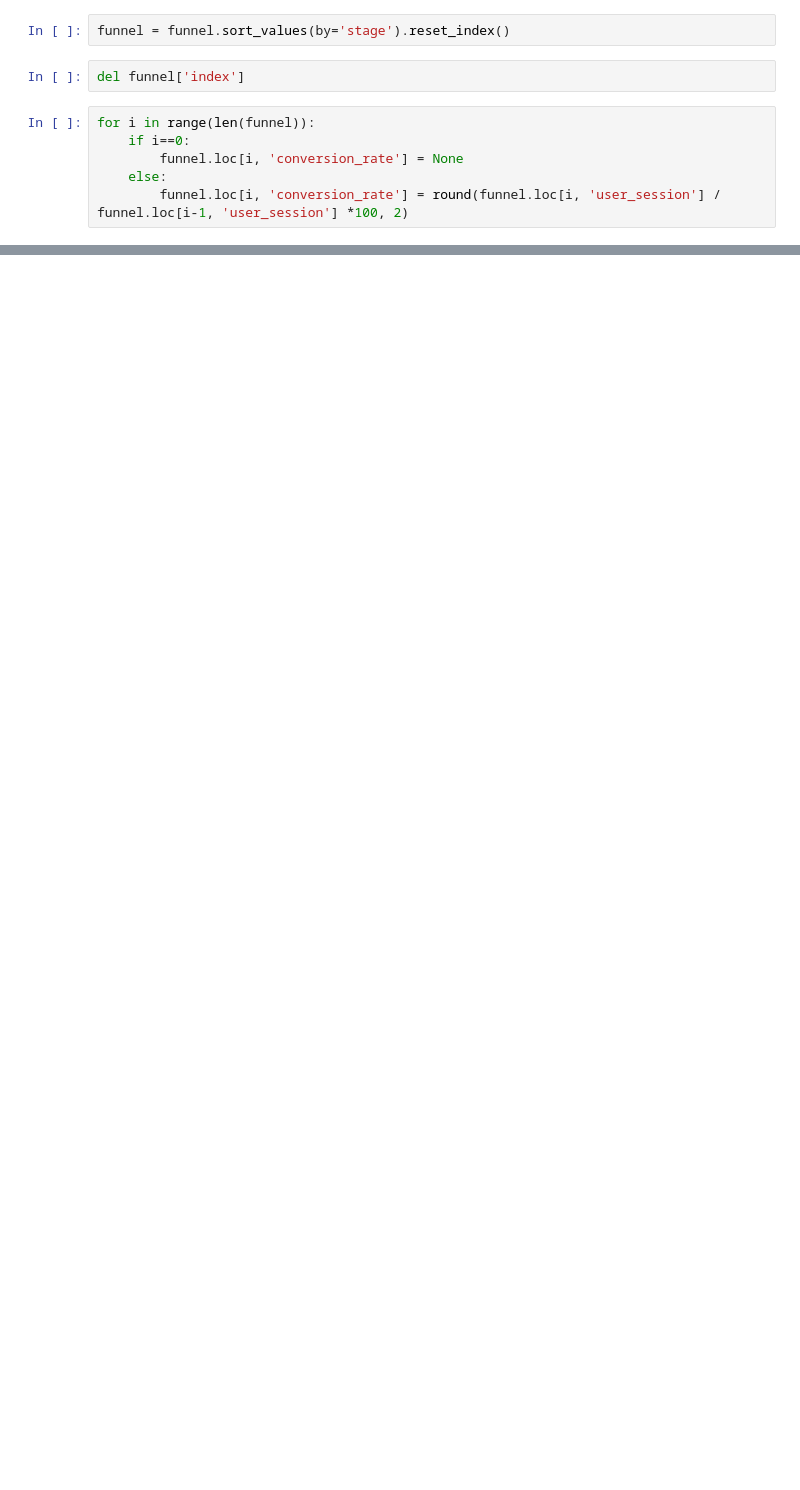
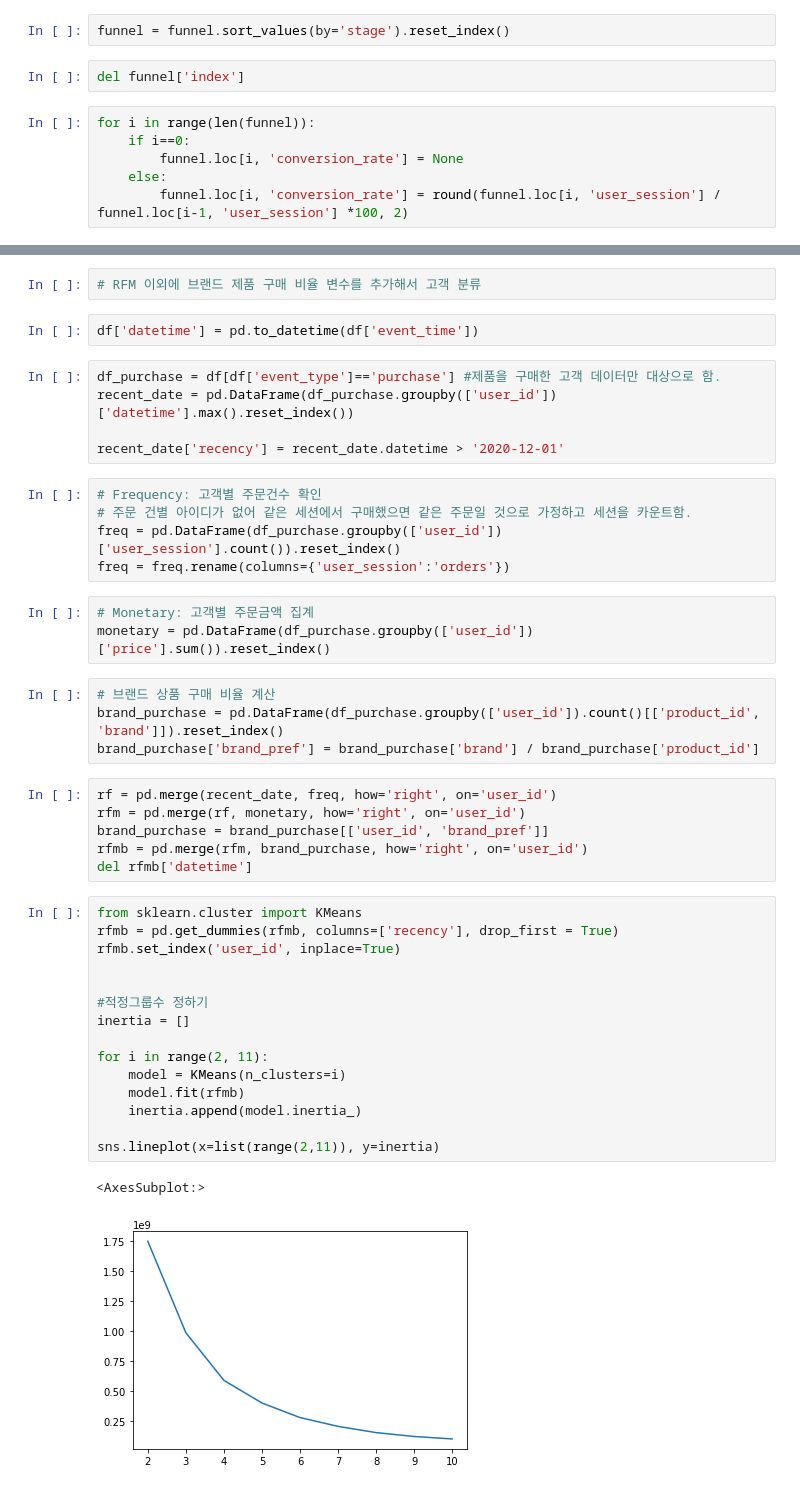
Before and after one commit to king-rabbit/estore-user-log, a Jupyter notebook: funnel_analysis.ipynb, the cells around one changed output, grey strips where cells are left out. Saved outputs shown, nothing was run; the diff lists cells and outputs as text; blank space fills up the shorter version.

```diff
--- a/funnel_analysis.ipynb
+++ b/funnel_analysis.ipynb
@@ -37,0 +48,45 @@ fig.show()
+# %%
+# RFM 이외에 브랜드 제품 구매 비율 변수를 추가해서 고객 분류
+# %%
+df['datetime'] = pd.to_datetime(df['event_time'])
+# %%
+df_purchase = df[df['event_type']=='purchase'] #제품을 구매한 고객 데이터만 대상으로 함.
+recent_date = pd.DataFrame(df_purchase.groupby(['user_id'])['datetime'].max().reset_index())
+
+recent_date['recency'] = recent_date.datetime > '2020-12-01'
+# %%
+# Frequency: 고객별 주문건수 확인
+# 주문 건별 아이디가 없어 같은 세션에서 구매했으면 같은 주문일 것으로 가정하고 세션을 카운트함.
+freq = pd.DataFrame(df_purchase.groupby(['user_id'])['user_session'].count()).reset_index()
+freq = freq.rename(columns={'user_session':'orders'})
+# %%
+# Monetary: 고객별 주문금액 집계
+monetary = pd.DataFrame(df_purchase.groupby(['user_id'])['price'].sum()).reset_index()
+# %%
+# 브랜드 상품 구매 비율 계산
+brand_purchase = pd.DataFrame(df_purchase.groupby(['user_id']).count()[['product_id', 'brand']]).reset_index()
+brand_purchase['brand_pref'] = brand_purchase['brand'] / brand_purchase['product_id']
+# %%
+rf = pd.merge(recent_date, freq, how='right', on='user_id')
+rfm = pd.merge(rf, monetary, how='right', on='user_id')
+brand_purchase = brand_purchase[['user_id', 'brand_pref']]
+rfmb = pd.merge(rfm, brand_purchase, how='right', on='user_id')
+del rfmb['datetime']
+# %%
+from sklearn.cluster import KMeans
+rfmb = pd.get_dummies(rfmb, columns=['recency'], drop_first = True)
+rfmb.set_index('user_id', inplace=True)
+
+
+#적정그룹수 정하기
+inertia = []
+
+for i in range(2, 11):
+    model = KMeans(n_clusters=i)
+    model.fit(rfmb)
+    inertia.append(model.inertia_)
+
+sns.lineplot(x=list(range(2,11)), y=inertia)
+# %% [output]
+<AxesSubplot:>
+[figure, added]
```
Also changed, not shown: parts of 23 cells of this notebook.
